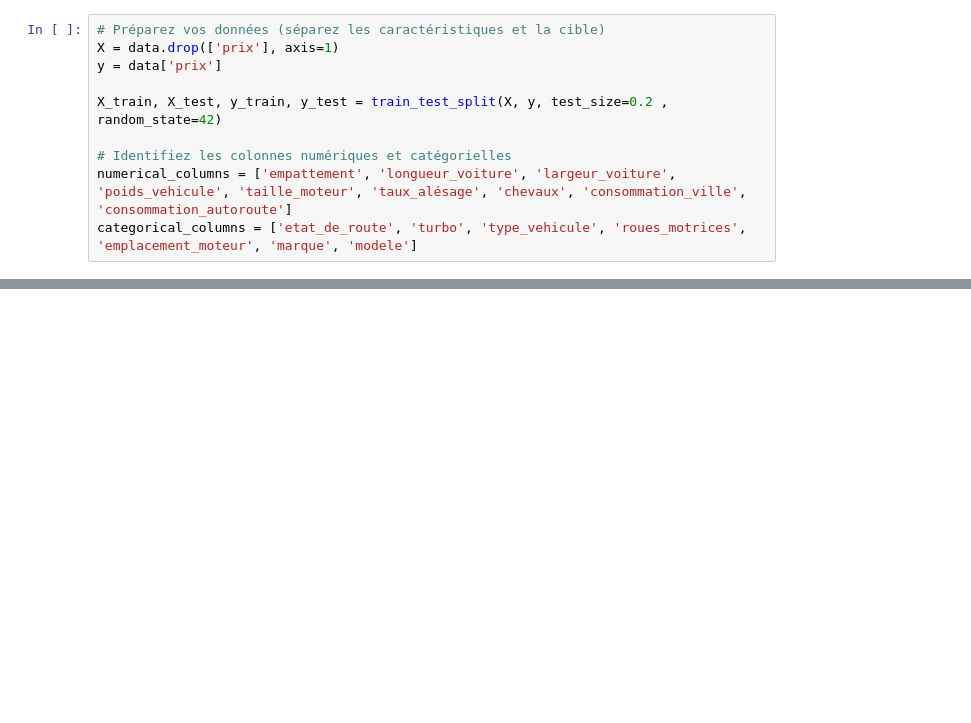
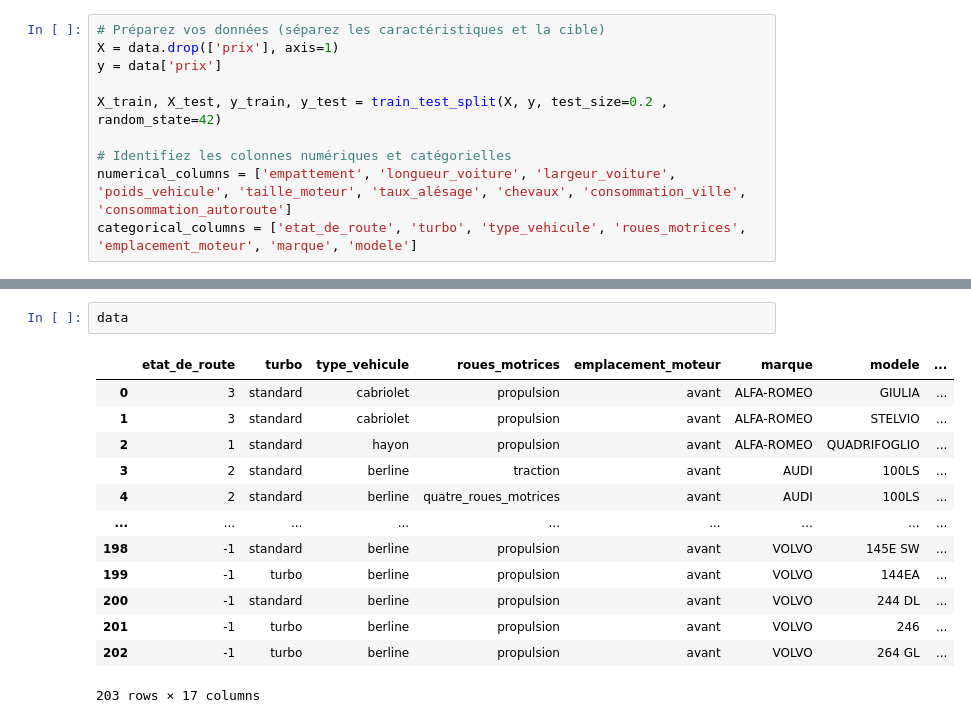
Before and after one commit to tlm159/Car_estimate_ML, a Jupyter notebook: notebook/entrainement_modele.ipynb, the cells around one changed output, grey strips where cells are left out. Drawn from its saved outputs; the diff is of its cells as text; blank space fills up the shorter version.

```diff
--- a/notebook/entrainement_modele.ipynb
+++ b/notebook/entrainement_modele.ipynb
@@ -192,0 +186,16 @@ results_df_best.head(10)
+# %%
+data
+# %% [output]
+|  | etat_de_route | turbo | type_vehicule | roues_motrices | emplacement_moteur | marque | modele | ... |
+| 0 | 3 | standard | cabriolet | propulsion | avant | ALFA-ROMEO | GIULIA | ... |
+| 1 | 3 | standard | cabriolet | propulsion | avant | ALFA-ROMEO | STELVIO | ... |
+| 2 | 1 | standard | hayon | propulsion | avant | ALFA-ROMEO | QUADRIFOGLIO | ... |
+| 3 | 2 | standard | berline | traction | avant | AUDI | 100LS | ... |
+| 4 | 2 | standard | berline | quatre_roues_motrices | avant | AUDI | 100LS | ... |
+| ... | ... | ... | ... | ... | ... | ... | ... | ... |
+| 198 | -1 | standard | berline | propulsion | avant | VOLVO | 145E SW | ... |
+| 199 | -1 | turbo | berline | propulsion | avant | VOLVO | 144EA | ... |
+| 200 | -1 | standard | berline | propulsion | avant | VOLVO | 244 DL | ... |
+| 201 | -1 | turbo | berline | propulsion | avant | VOLVO | 246 | ... |
+| 202 | -1 | turbo | berline | propulsion | avant | VOLVO | 264 GL | ... |
+203 rows × 17 columns
```
Also changed, not shown: parts of 24 cells of this notebook, 7 other files.
